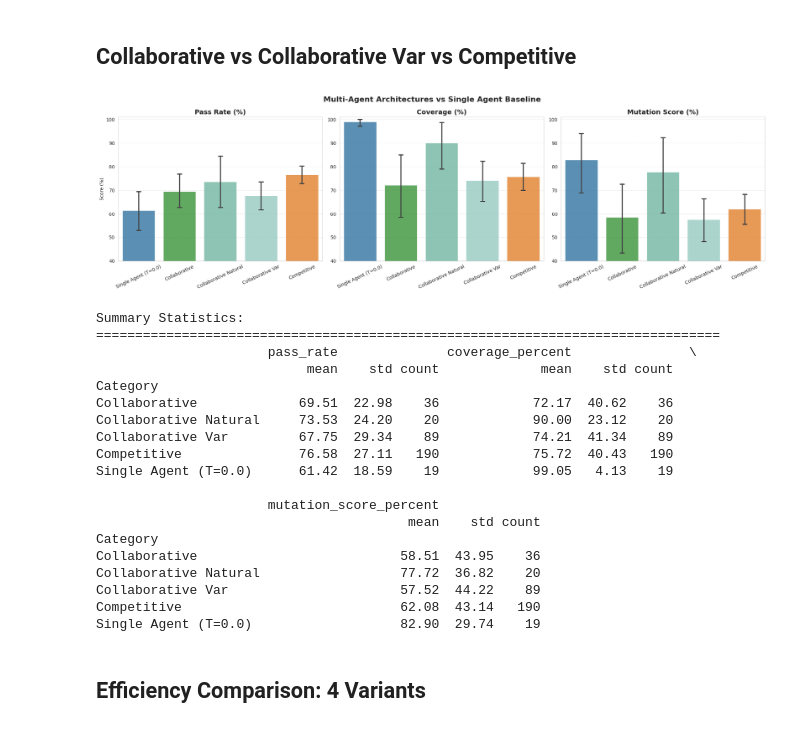
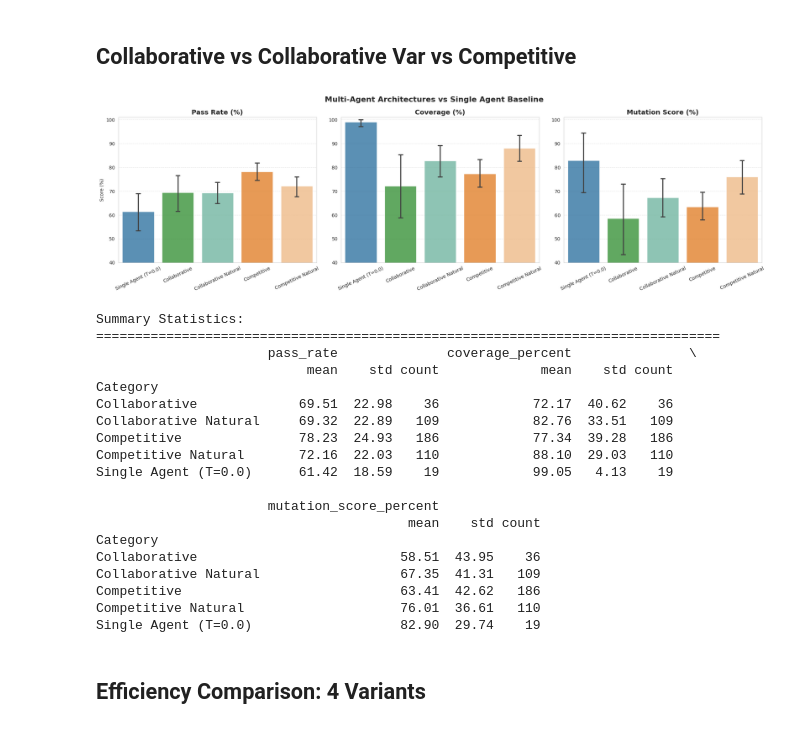
Before and after one commit to daviderandino/LLM-Agents-for-Collaborative-Test-Case, a Jupyter notebook: metrics_aggregation.ipynb, the cells around one changed output. Cells and saved outputs as stored; diff of their text form; code cells hidden in the pictures.

```diff
--- a/metrics_aggregation.ipynb
+++ b/metrics_aggregation.ipynb
@@ -647,8 +655,12 @@ import numpy as np
 
 # Load data
 df = pd.read_csv("all_metrics.csv")
+
 # Filter out failed runs
 df = df[df["status"] == "success"]
+
+# Filter out runs where no tests passed
+df = df[df["n_passed_tests"] > 0]
 
 # Filter experiments: collaborative, collaborative_var, competitive, and single llama8B T=0.0
 df_filtered = df[
@@ -666,6 +678,9 @@ df_filtered = df[
 df_filtered["total_tests"] = (
     df_filtered["n_passed_tests"] + df_filtered["n_failed_tests"]
 )
+
+df_filtered = df_filtered[df_filtered["total_tests"] > 0]
+
 df_filtered["pass_rate"] = df_filtered.apply(
     lambda row: (
         row["n_passed_tests"] / row["total_tests"] * 100
@@ -685,11 +700,6 @@ def categorize_experiment(exp_name):
         return "Single Agent (T=0.0)"
     elif "collaborative_llama8B_natural" in exp_name:
         return "Collaborative Natural"
-    elif (
-        "collaborative_llama8B_json_var" in exp_name
-        or "collaborative_llama8B_var" in exp_name
-    ):
-        return "Collaborative Var"
     elif "collaborative_llama8B_json" in exp_name or (
         "collaborative_llama8B" in exp_name
         and "_json" not in exp_name
@@ -718,7 +728,6 @@ COLORS = {
     "Single Agent (T=0.0)": "#1f77b4",
     "Collaborative": "#2ca02c",
     "Collaborative Natural": "#66c2a5",
-    "Collaborative Var": "#8dd3c7",
     "Competitive": "#ff7f0e",
     "Competitive Natural": "#ffbb78",
 }
@@ -740,7 +749,6 @@ category_order = [
     "Single Agent (T=0.0)",
     "Collaborative",
     "Collaborative Natural",
-    "Collaborative Var",
     "Competitive",
     "Competitive Natural",
 ]
@@ -758,52 +766,52 @@ for i, (metric, title, ylim_min, ylim_max) in enumerate(metrics):
         hue_order=category_order,
         palette=COLORS,
         ax=ax,
         errorbar=("ci", 95),  # 95% confidence interval
         capsize=0.1,
         alpha=0.8,
         legend=False,
     )
 
     # Styling
     ax.set_title(title, fontsize=14, fontweight="bold")
     ax.set_ylim(ylim_min, ylim_max)
     ax.set_ylabel("Score (%)" if i == 0 else "")
     ax.set_xlabel("")
     ax.grid(axis="y", linestyle="--", alpha=0.5)
 
     # Rotate x-axis labels for better readability
     ax.tick_params(axis="x", rotation=25)
 
 plt.tight_layout()
 plt.show()
 
 # Print summary statistics
 print("\nSummary Statistics:")
 print("=" * 80)
 summary = df_filtered.groupby("Category")[
     ["pass_rate", "coverage_percent", "mutation_score_percent"]
 ].agg(["mean", "std", "count"])
 print(summary.round(2))
 # %% [output]
-[figure, old version]
+[figure, new version]
 Summary Statistics:
 ================================================================================
                       pass_rate              coverage_percent               \
                            mean    std count             mean    std count
 Category
 Collaborative             69.51  22.98    36            72.17  40.62    36
-Collaborative Natural     73.53  24.20    20            90.00  23.12    20
-Collaborative Var         67.75  29.34    89            74.21  41.34    89
-Competitive               76.58  27.11   190            75.72  40.43   190
+Collaborative Natural     69.32  22.89   109            82.76  33.51   109
+Competitive               78.23  24.93   186            77.34  39.28   186
+Competitive Natural       72.16  22.03   110            88.10  29.03   110
 Single Agent (T=0.0)      61.42  18.59    19            99.05   4.13    19
 
                       mutation_score_percent
                                         mean    std count
 Category
 Collaborative                          58.51  43.95    36
-Collaborative Natural                  77.72  36.82    20
-Collaborative Var                      57.52  44.22    89
-Competitive                            62.08  43.14   190
+Collaborative Natural                  67.35  41.31   109
+Competitive                            63.41  42.62   186
+Competitive Natural                    76.01  36.61   110
 Single Agent (T=0.0)                   82.90  29.74    19
 # %% [markdown]
 ## Efficiency Comparison: 4 Variants
```
Also changed, not shown: parts of 5 cells of this notebook, 8 other files.
